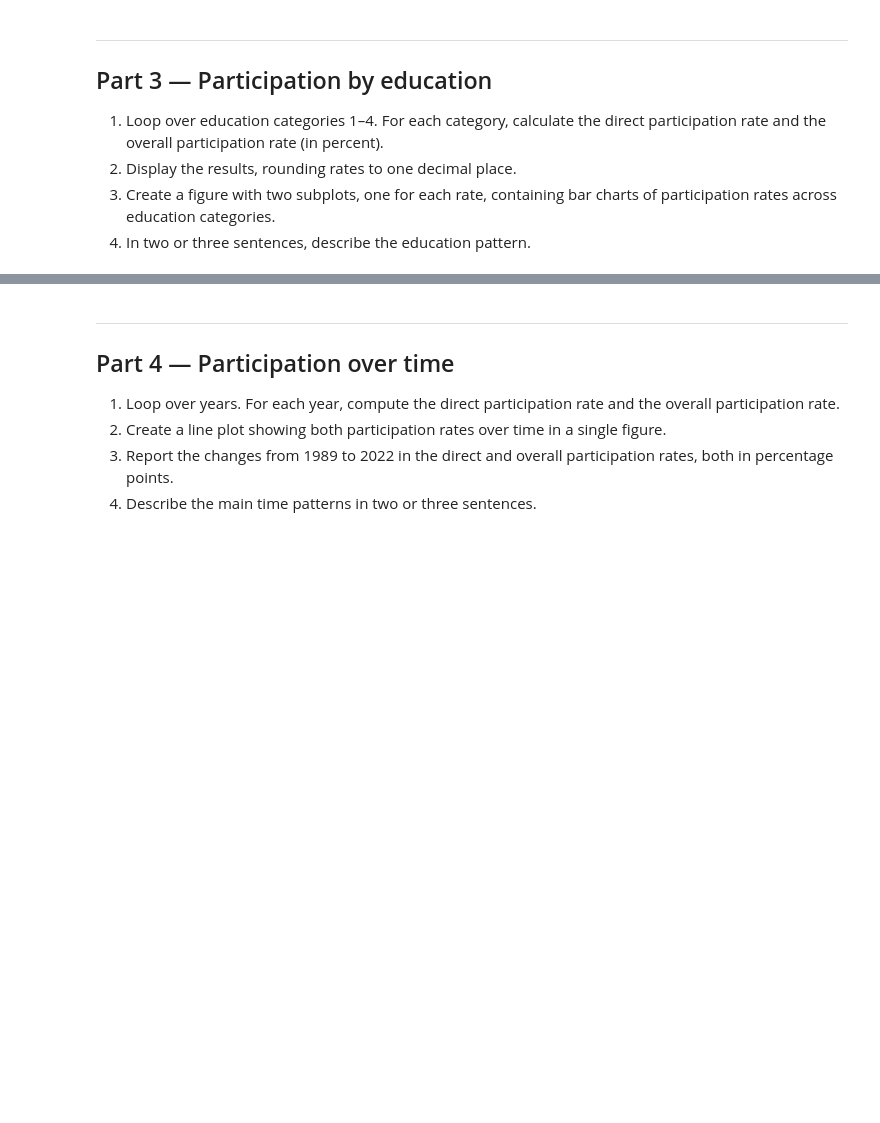
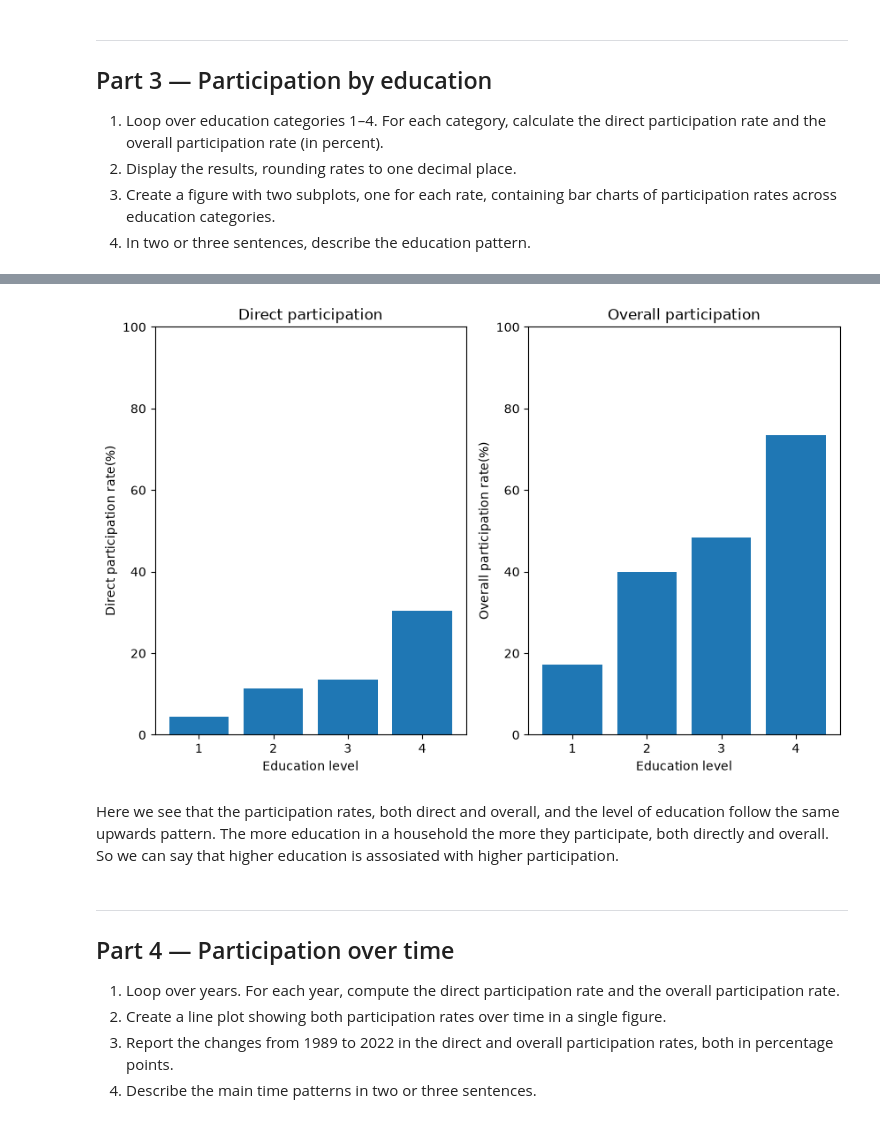
Before and after one commit to nikolainoreng/TECH2-H26-Assignment3-NTN, a Jupyter notebook: assignment3.ipynb, the cells around one changed output, grey strips where cells are left out. Cells and saved outputs as stored; diff of their text form; code cells hidden in the pictures; blank space fills up the shorter version.

```diff
--- a/assignment3.ipynb
+++ b/assignment3.ipynb
@@ -155,3 +155,6 @@ In age: 0 observations was dropped and 5808 remain
 In educ: 16 observations was dropped and 5792 remain
 In stocks: 18 observations was dropped and 5774 remain
 In equity: 16 observations was dropped and 5758 remain
+# %%
+df = df.dropna(subset=['educ', 'stocks', 'equity'])
+df
@@ -157,0 +203,4 @@ In equity: 16 observations was dropped and 5758 remain
+# %%
+#New column: indirect participation
+df['overall'] = (df['equity'] > 0).astype(int)
+df['overall']
@@ -172,3 +255,11 @@ built-in `mean()` method.
    results.
 3. Use pandas's built-in `mean()` method to compute the direct and overall
    participation rates. Report the results.
+# %%
+# defining the participation rate function
+def participation_rate(indicator):
+    count1 = 0
+    for i in indicator:
+        if i == 1:
+            count1 += 1
+    return (count1/len(indicator)) * 100
@@ -182,3 +287,17 @@ built-in `mean()` method.
 3. Create a figure with two subplots, one for each rate, containing bar charts
    of participation rates across education categories.
 4. In two or three sentences, describe the education pattern.
+# %%
+# crating two empty lists to store the results
+direct_rates = []
+overall_rates = []
+
+# Looping over education and calculating direct and overall participation rate, and displaying the result
+for edu in [1, 2, 3, 4]:
+    mask = df['educ'] == edu
+    edu_group = df[mask]
+    direct = (participation_rate(edu_group['direct']))
+    overall = (participation_rate(edu_group['overall']))
+    direct_rates.append(direct)
+    overall_rates.append(overall)
+    print(f'Education level {edu}: The direct participaion rate is {direct:.1f}% and the overall participation rate is {overall:.1f}% =')
@@ -185,3 +311,23 @@ built-in `mean()` method.
+# %%
+fig, axes = plt.subplots(1, 2, figsize=(10, 6))
+axes[0].bar([1, 2, 3, 4], direct_rates)
+axes[0].set_title('Direct participation')
+axes[0].set_xlabel('Education level')
+axes[0].set_ylabel('Direct participation rate(%)')
+axes[0].set_ylim(0, 100)
+
+
+axes[1].bar([1, 2, 3, 4], overall_rates)
+axes[1].set_title('Overall participation')
+axes[1].set_xlabel('Education level')
+axes[1].set_ylabel('Overall participation rate(%)')
+axes[1].set_ylim(0, 100)
+
+plt.show()
+# %% [output]
+[figure, added]
+# %% [markdown]
+Here we see that the participation rates, both direct and overall, and the level of education follow the same upwards pattern. The more education in a household the more they participate, both directly and overall. So we can say that higher education is assosiated with higher participation.
 # %% [markdown]
 ***
 ## Part 4 — Participation over time
```
Also changed, not shown: parts of 15 cells of this notebook.
